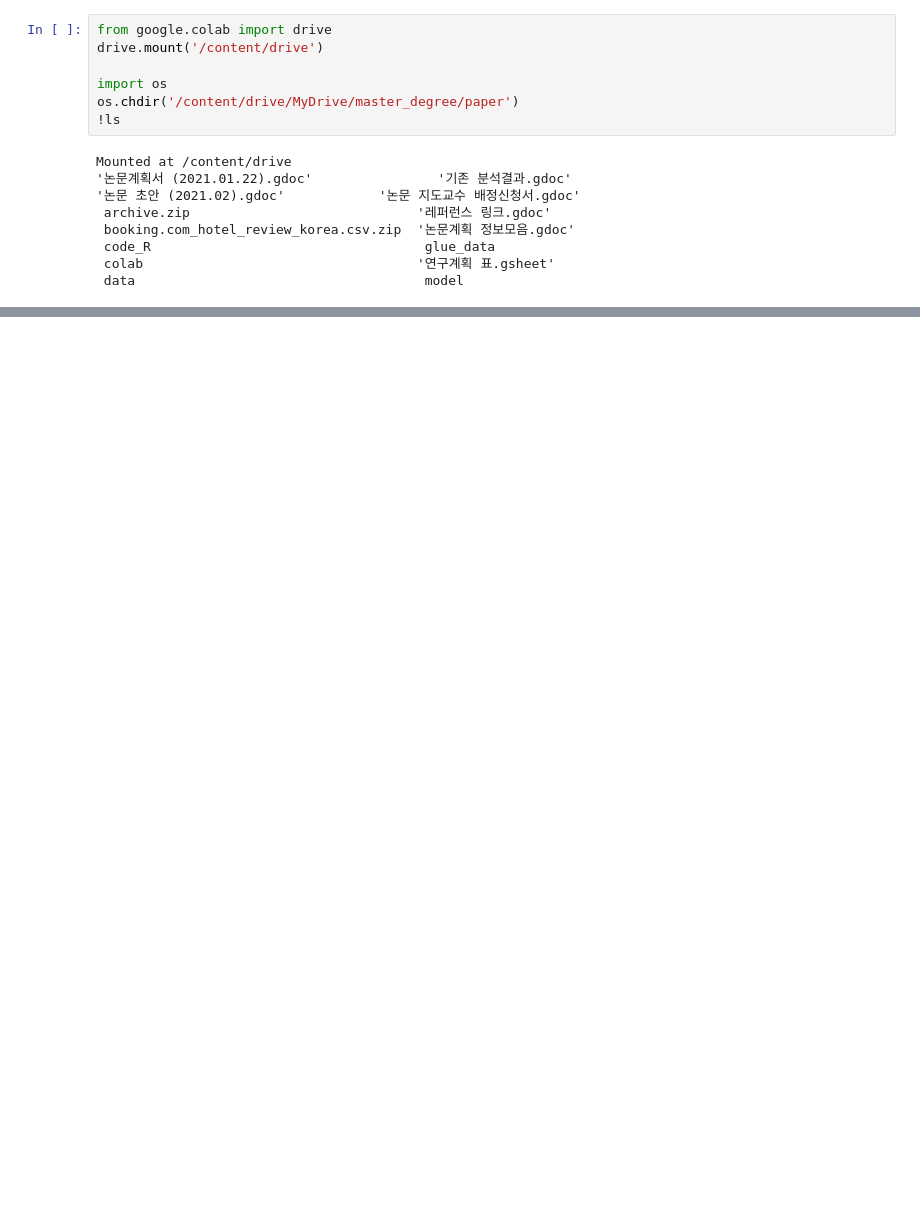
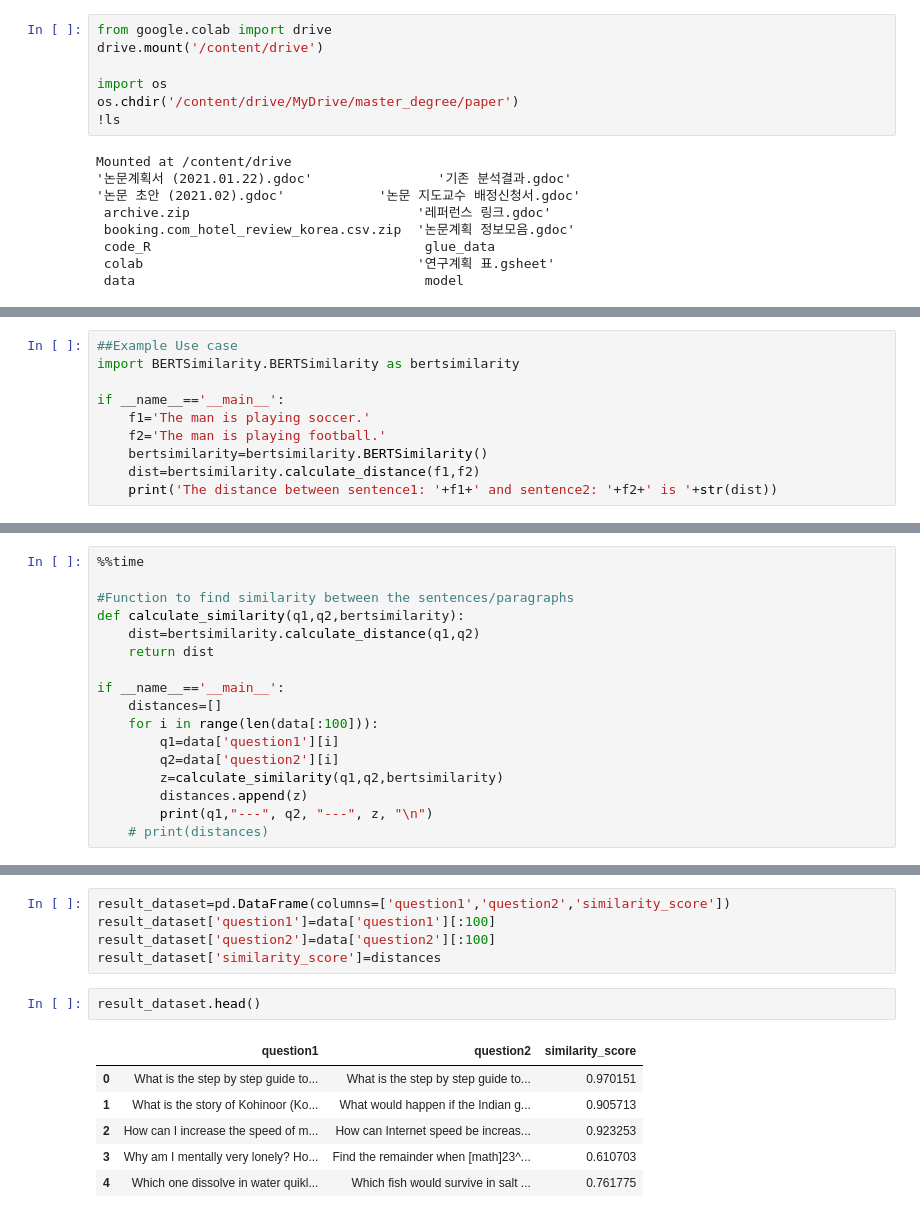
Before and after one commit to mapmatters/review_insight, a Jupyter notebook: BERT_quora_question_pairs_classification_tutorial.ipynb, the cells around one changed output, grey strips where cells are left out. Drawn from its saved outputs; the diff is of its cells as text; blank space fills up the shorter version.

```diff
--- a/BERT_quora_question_pairs_classification_tutorial.ipynb
+++ b/BERT_quora_question_pairs_classification_tutorial.ipynb
@@ -172,0 +156,10 @@ os.listdir()
+# %%
+##Example Use case
+import BERTSimilarity.BERTSimilarity as bertsimilarity
+
+if __name__=='__main__':
+    f1='The man is playing soccer.'
+    f2='The man is playing football.'
+    bertsimilarity=bertsimilarity.BERTSimilarity()
+    dist=bertsimilarity.calculate_distance(f1,f2)
+    print('The distance between sentence1: '+f1+' and sentence2: '+f2+' is '+str(dist))
@@ -172,0 +170,17 @@ os.listdir()
+# %%
+%%time
+
+#Function to find similarity between the sentences/paragraphs
+def calculate_similarity(q1,q2,bertsimilarity):
+    dist=bertsimilarity.calculate_distance(q1,q2)
+    return dist
+
+if __name__=='__main__':
+    distances=[]
+    for i in range(len(data[:100])):
+        q1=data['question1'][i]
+        q2=data['question2'][i]
+        z=calculate_similarity(q1,q2,bertsimilarity)
+        distances.append(z)
+        print(q1,"---", q2, "---", z, "\n")
+    # print(distances)
@@ -172,0 +205,14 @@ os.listdir()
+# %%
+result_dataset=pd.DataFrame(columns=['question1','question2','similarity_score'])
+result_dataset['question1']=data['question1'][:100]
+result_dataset['question2']=data['question2'][:100]
+result_dataset['similarity_score']=distances
+# %%
+result_dataset.head()
+# %% [output]
+|  | question1 | question2 | similarity_score |
+| 0 | What is the step by step guide to... | What is the step by step guide to... | 0.970151 |
+| 1 | What is the story of Kohinoor (Ko... | What would happen if the Indian g... | 0.905713 |
+| 2 | How can I increase the speed of m... | How can Internet speed be increas... | 0.923253 |
+| 3 | Why am I mentally very lonely? Ho... | Find the remainder when [math]23^... | 0.610703 |
+| 4 | Which one dissolve in water quikl... | Which fish would survive in salt ... | 0.761775 |
```
Also changed, not shown: parts of 19 cells of this notebook.
